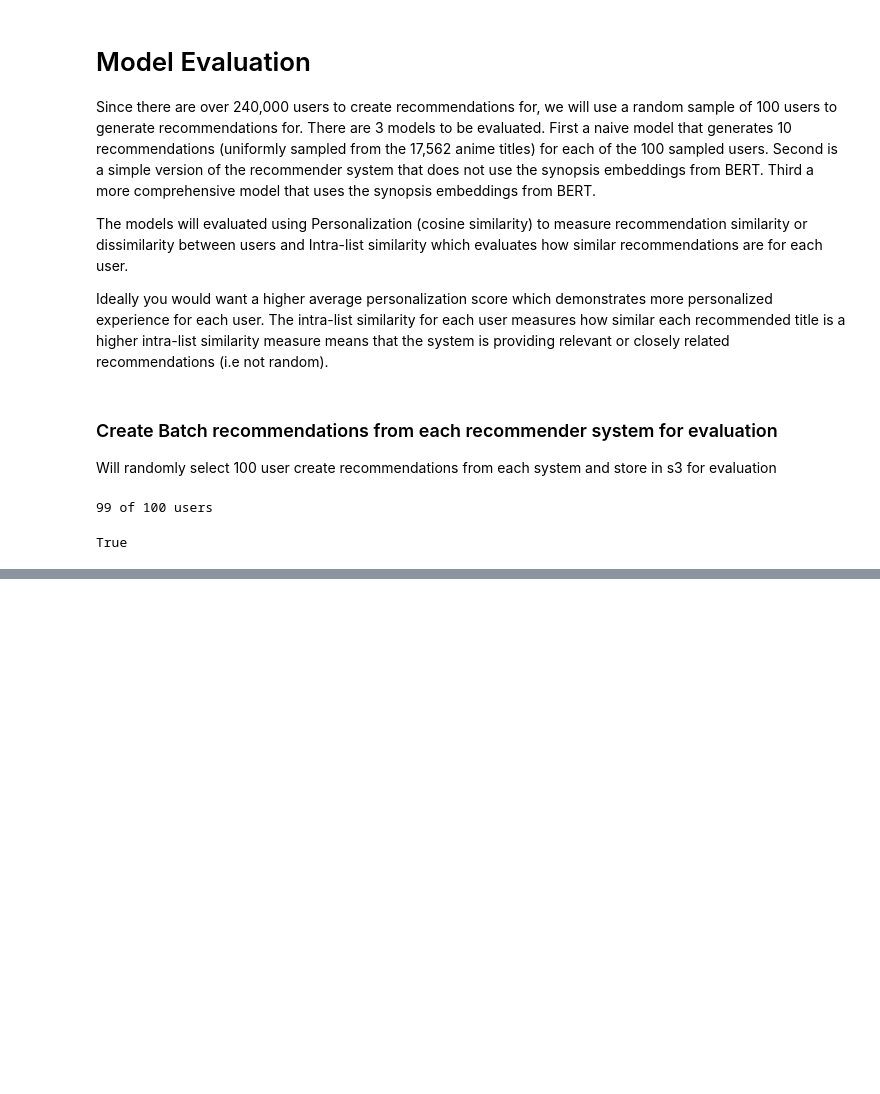
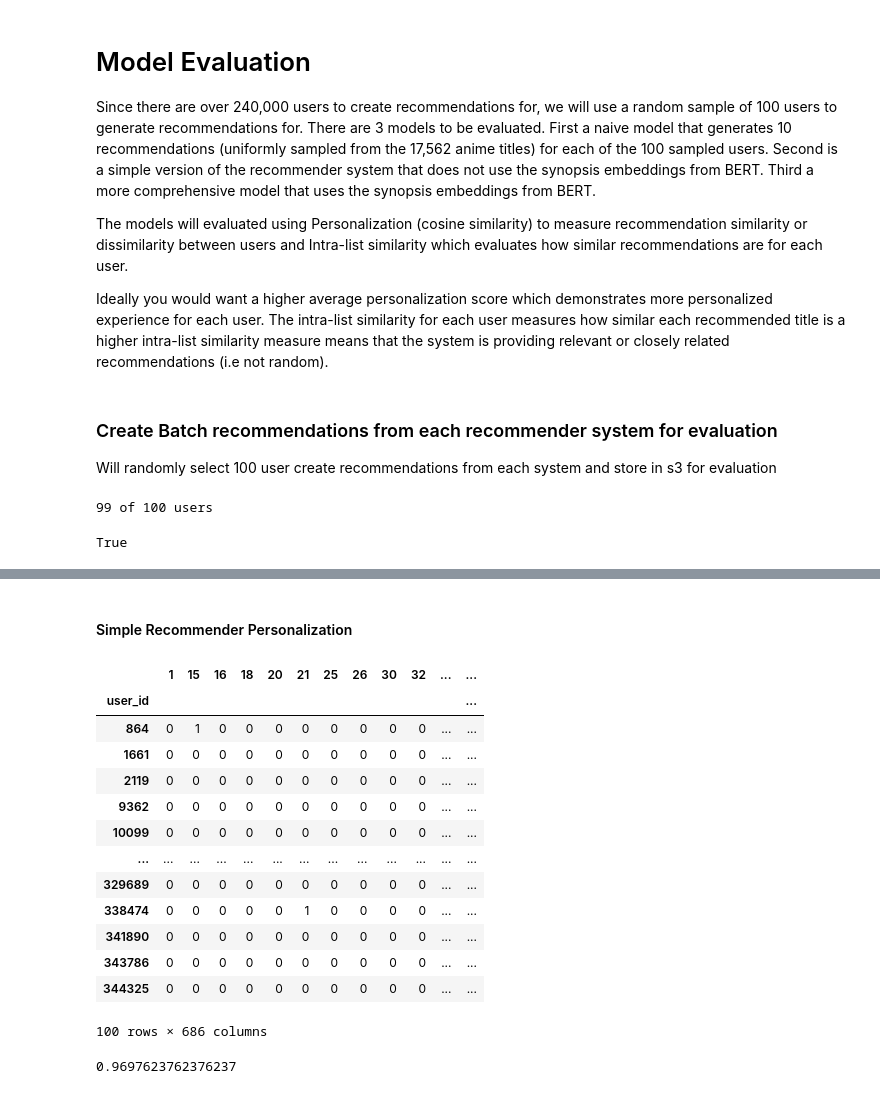
Before and after one commit to zeegeeko/ADS508-Recommender-System, a Jupyter notebook: Team3_Modeling.ipynb, the cells around one changed output, grey strips where cells are left out. Drawn from its saved outputs; the diff is of its cells as text; code cells hidden in the pictures; blank space fills up the shorter version.

```diff
--- a/Team3_Modeling.ipynb
+++ b/Team3_Modeling.ipynb
@@ -726,0 +763,21 @@ True
+# %% [markdown]
+#### Simple Recommender Personalization
+# %%
+# Pivot title ids creating binary columns of titles that have been recommended
+simple_cos_mat = simple_recs[['user_id', 'mal_id']].groupby(['user_id', 'mal_id']).size().unstack(fill_value=0).astype(bool).rename_axis(None, axis=1).astype(int)
+simple_cos_mat
+# %% [output]
+|  | 1 | 15 | 16 | 18 | 20 | 21 | 25 | 26 | 30 | 32 | ... | ... |
+| user_id |  |  |  |  |  |  |  |  |  |  |  | ... |
+| 864 | 0 | 1 | 0 | 0 | 0 | 0 | 0 | 0 | 0 | 0 | ... | ... |
+| 1661 | 0 | 0 | 0 | 0 | 0 | 0 | 0 | 0 | 0 | 0 | ... | ... |
+| 2119 | 0 | 0 | 0 | 0 | 0 | 0 | 0 | 0 | 0 | 0 | ... | ... |
+| 9362 | 0 | 0 | 0 | 0 | 0 | 0 | 0 | 0 | 0 | 0 | ... | ... |
+| 10099 | 0 | 0 | 0 | 0 | 0 | 0 | 0 | 0 | 0 | 0 | ... | ... |
+| ... | ... | ... | ... | ... | ... | ... | ... | ... | ... | ... | ... | ... |
+| 329689 | 0 | 0 | 0 | 0 | 0 | 0 | 0 | 0 | 0 | 0 | ... | ... |
+| 338474 | 0 | 0 | 0 | 0 | 0 | 1 | 0 | 0 | 0 | 0 | ... | ... |
+| 341890 | 0 | 0 | 0 | 0 | 0 | 0 | 0 | 0 | 0 | 0 | ... | ... |
+| 343786 | 0 | 0 | 0 | 0 | 0 | 0 | 0 | 0 | 0 | 0 | ... | ... |
+| 344325 | 0 | 0 | 0 | 0 | 0 | 0 | 0 | 0 | 0 | 0 | ... | ... |
+100 rows × 686 columns
@@ -726,0 +787,4 @@ True
+# %%
+1 - np.mean(list(simple_cos_mat[np.triu_indices(100)]))
+# %% [output]
+0.9697623762376237
```
Also changed, not shown: parts of 14 cells of this notebook.
